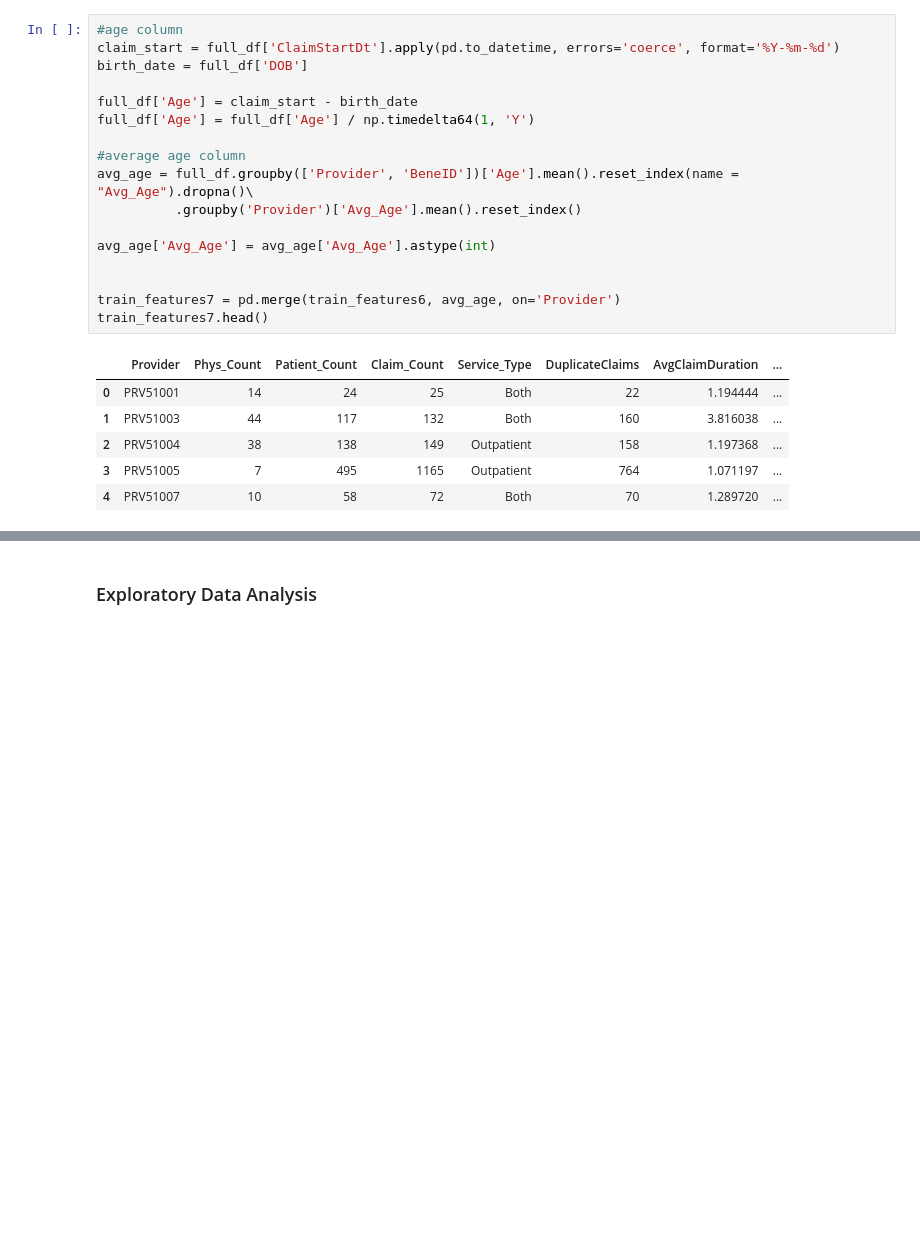
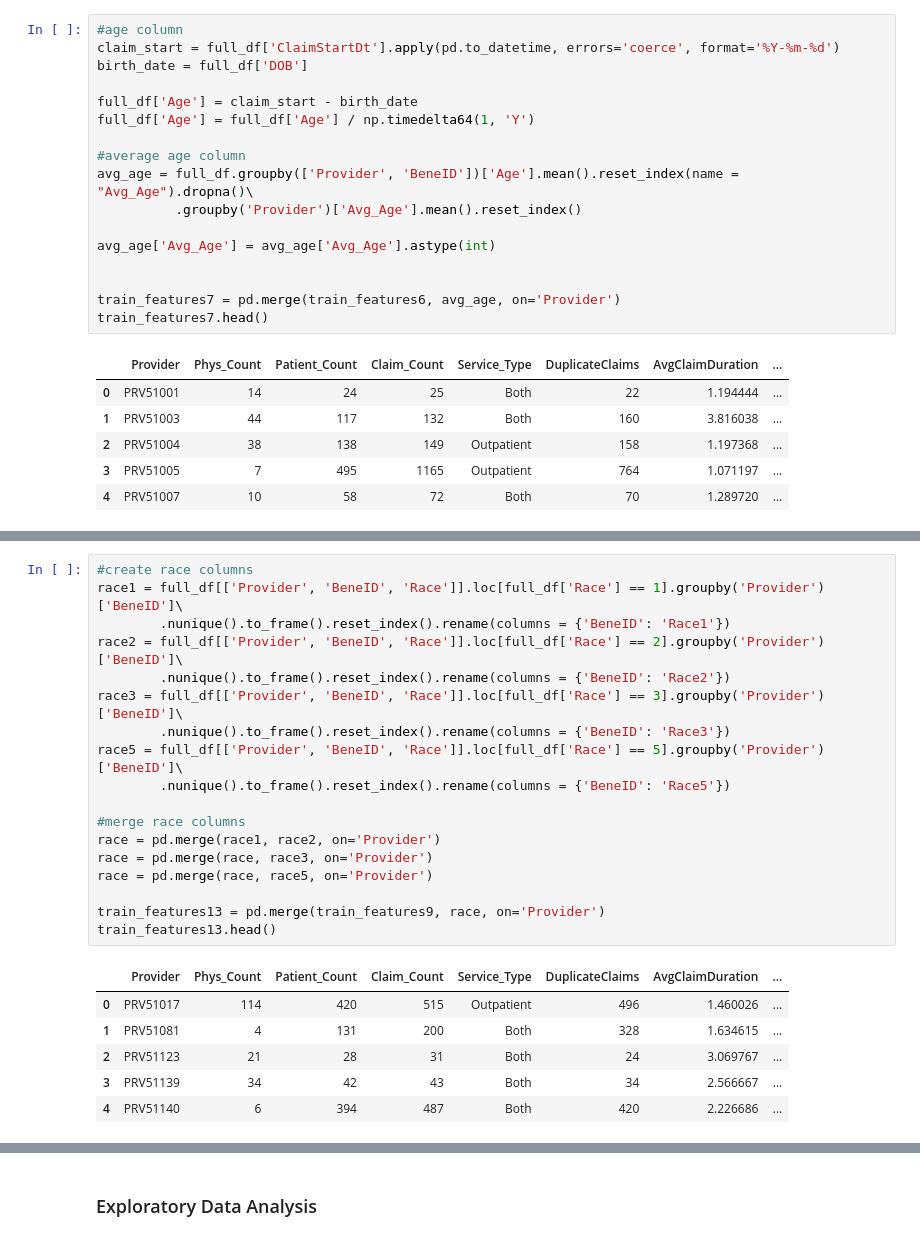
Before and after one commit to cosmochoi/healthcare_fraud, a Jupyter notebook: Feature_Engineering.ipynb, the cells around one changed output, grey strips where cells are left out. Cells and saved outputs as stored; diff of their text form; blank space fills up the shorter version.

```diff
--- a/Feature_Engineering.ipynb
+++ b/Feature_Engineering.ipynb
@@ -149,0 +170,25 @@ train_features7.head()
+# %%
+#create race columns
+race1 = full_df[['Provider', 'BeneID', 'Race']].loc[full_df['Race'] == 1].groupby('Provider')['BeneID']\
+        .nunique().to_frame().reset_index().rename(columns = {'BeneID': 'Race1'})
+race2 = full_df[['Provider', 'BeneID', 'Race']].loc[full_df['Race'] == 2].groupby('Provider')['BeneID']\
+        .nunique().to_frame().reset_index().rename(columns = {'BeneID': 'Race2'})
+race3 = full_df[['Provider', 'BeneID', 'Race']].loc[full_df['Race'] == 3].groupby('Provider')['BeneID']\
+        .nunique().to_frame().reset_index().rename(columns = {'BeneID': 'Race3'})
+race5 = full_df[['Provider', 'BeneID', 'Race']].loc[full_df['Race'] == 5].groupby('Provider')['BeneID']\
+        .nunique().to_frame().reset_index().rename(columns = {'BeneID': 'Race5'})
+
+#merge race columns
+race = pd.merge(race1, race2, on='Provider')
+race = pd.merge(race, race3, on='Provider')
+race = pd.merge(race, race5, on='Provider')
+
+train_features13 = pd.merge(train_features9, race, on='Provider')
+train_features13.head()
+# %% [output]
+|  | Provider | Phys_Count | Patient_Count | Claim_Count | Service_Type | DuplicateClaims | AvgClaimDuration | ... |
+| 0 | PRV51017 | 114 | 420 | 515 | Outpatient | 496 | 1.460026 | ... |
+| 1 | PRV51081 | 4 | 131 | 200 | Both | 328 | 1.634615 | ... |
+| 2 | PRV51123 | 21 | 28 | 31 | Both | 24 | 3.069767 | ... |
+| 3 | PRV51139 | 34 | 42 | 43 | Both | 34 | 2.566667 | ... |
+| 4 | PRV51140 | 6 | 394 | 487 | Both | 420 | 2.226686 | ... |
```
Also changed, not shown: parts of 4 cells of this notebook.
